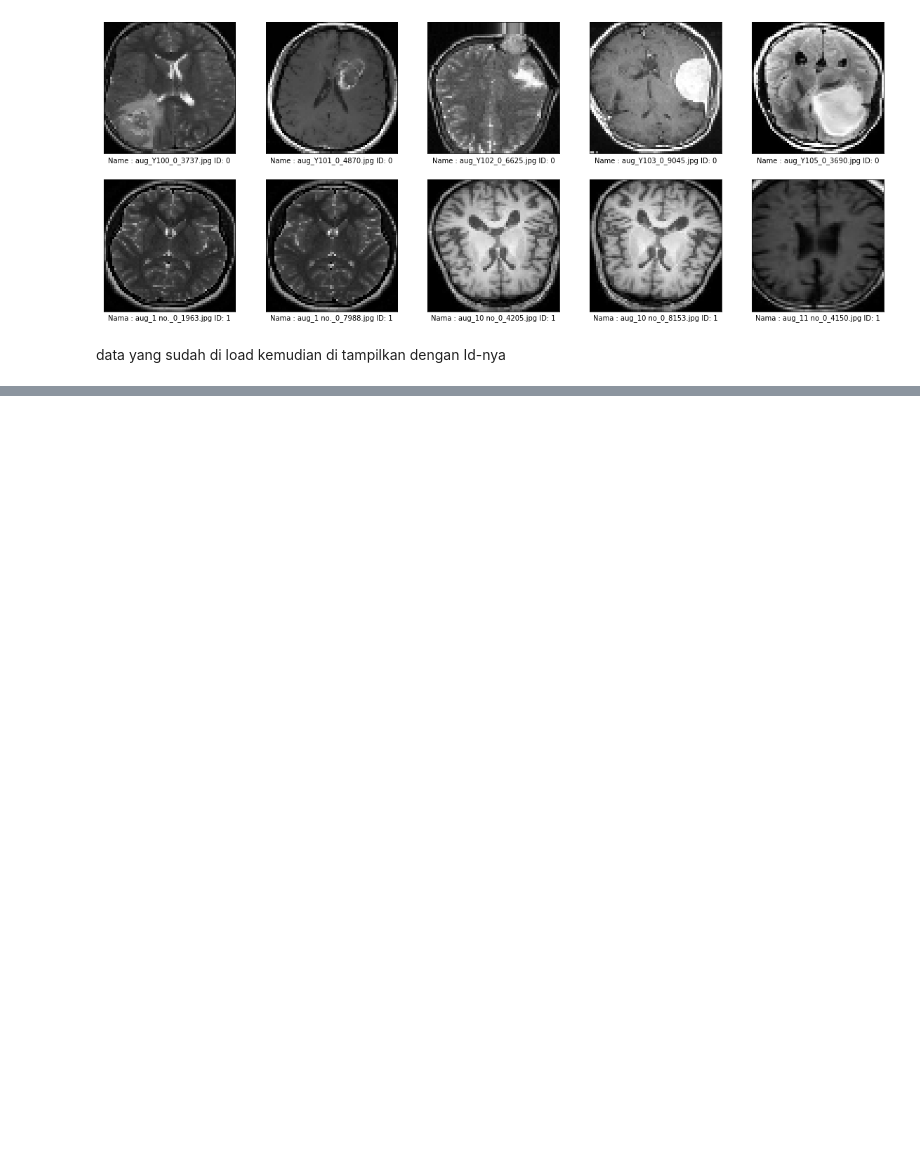
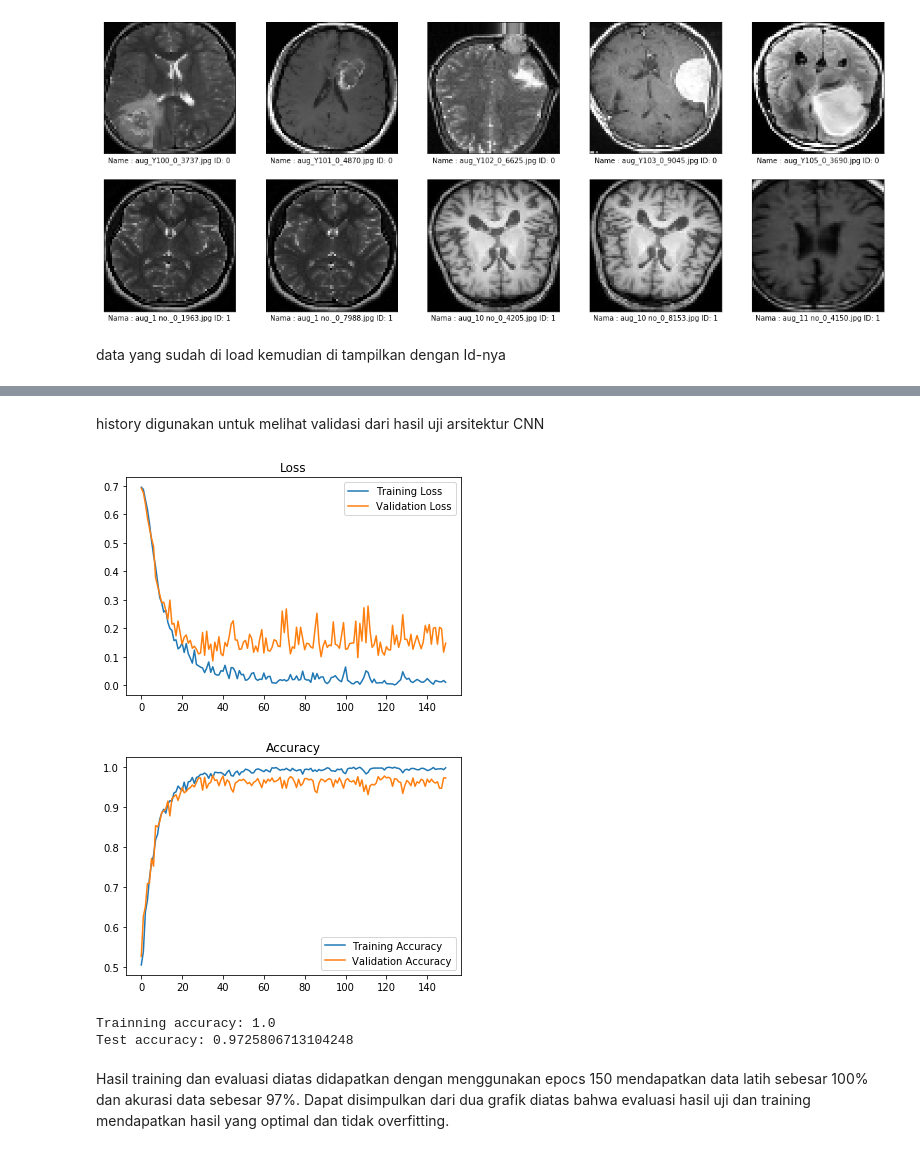
Before and after one commit to RidhoIlahi07/brain_tumor_CNN, a Jupyter notebook: brain_tumor_CNN/TubesPolaCnnNew.ipynb, the cells around one changed output, grey strips where cells are left out. Saved outputs shown, nothing was run; the diff lists cells and outputs as text; code cells hidden in the pictures; blank space fills up the shorter version.

```diff
--- a/brain_tumor_CNN/TubesPolaCnnNew.ipynb
+++ b/brain_tumor_CNN/TubesPolaCnnNew.ipynb
@@ -209,17 +213,46 @@ KeyboardInterrupt:
+# %%
+def plot_metrics(history):
+
+    train_loss = history['loss']
+    val_loss = history['val_loss']
+    train_acc = history['acc']
+    val_acc = history['val_acc']
+
+    # Loss
+    plt.figure()
+    plt.plot(train_loss, label='Training Loss')
+    plt.plot(val_loss, label='Validation Loss')
+    plt.title('Loss')
+    plt.legend()
+    plt.show()
+
+
+
+    # Accuracy
+    plt.figure()
+    plt.plot(train_acc, label='Training Accuracy')
+    plt.plot(val_acc, label='Validation Accuracy')
+    plt.title('Accuracy')
+    plt.legend()
+    plt.show()
+# %%
+history = model.history.history
+# %% [markdown]
+history digunakan untuk melihat validasi dari hasil uji arsitektur CNN
 # %%
-# Evaluate the model on test set
-# score = model.evaluate(x_test, y_test, verbose=0)
-
-plt.plot(history.history['loss'], label='train')
-plt.plot(history.history['val_loss'], label='test')
-plt.legend()
-plt.show()
-
+plot_metrics(history)
 test_loss, test_acc = model.evaluate(x_train, y_train)
 
 print('Trainning accuracy:', test_acc)
 
 test_loss, test_acc = model.evaluate(x_test, y_test)
 
 print('Test accuracy:', test_acc)
-# Print test accuracy
+# %% [output]
+[figure, added]
+[figure, added]
+Trainning accuracy: 1.0
+Test accuracy: 0.9725806713104248
+# %% [markdown]
+Hasil training dan evaluasi diatas didapatkan dengan menggunakan epocs 150 mendapatkan data latih sebesar 100% dan akurasi data sebesar 97%.
+Dapat disimpulkan dari dua grafik diatas bahwa evaluasi hasil uji dan training mendapatkan hasil yang optimal dan tidak overfitting.
```
Also changed, not shown: parts of 13 cells of this notebook, 2 other files.
